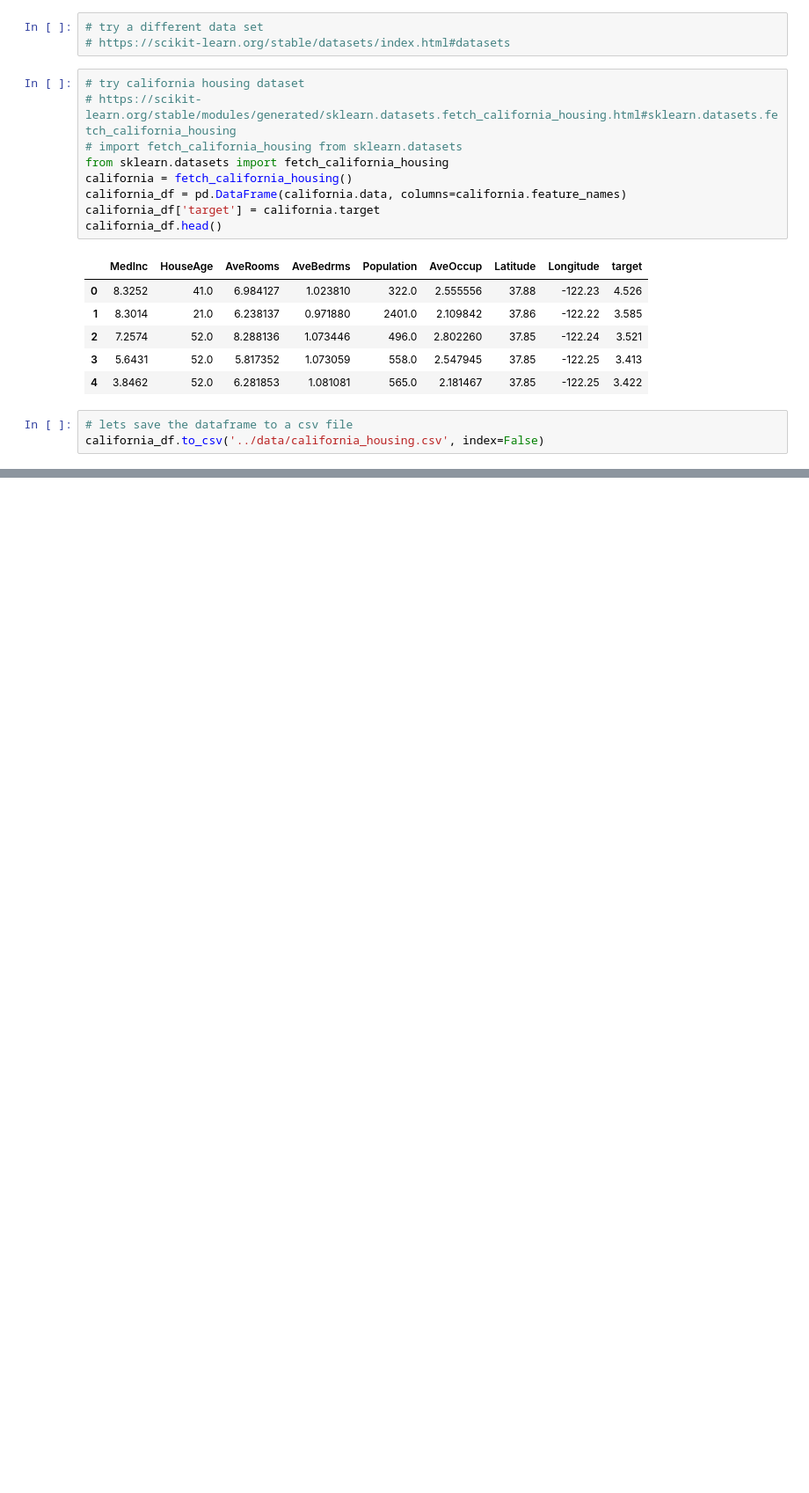
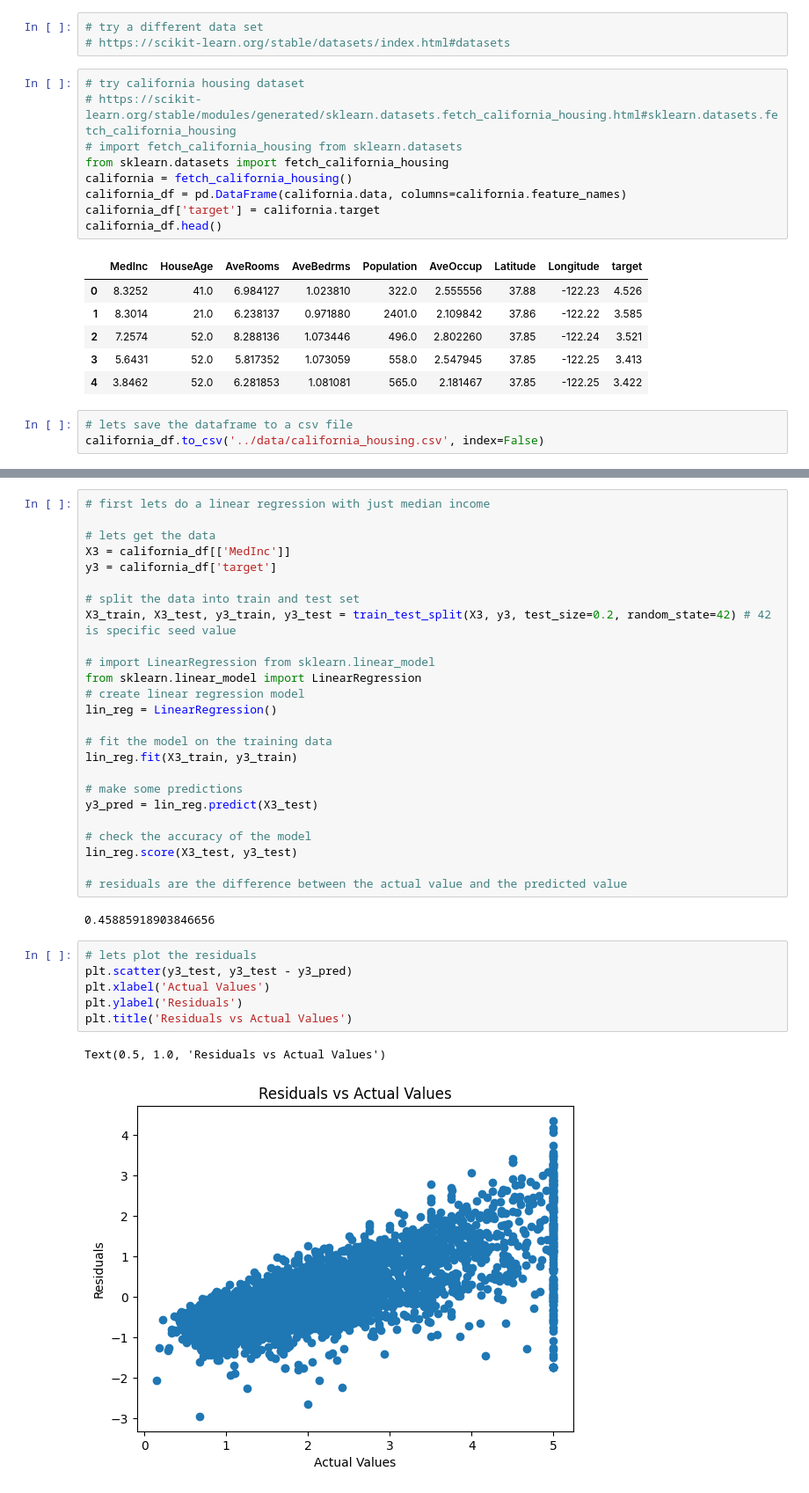
Before and after one commit to ValRCS/Python_SheGoesTech_22, a Jupyter notebook: Days_28_30_Machine_Learning/regression_diabetes.ipynb, the cells around one changed output, grey strips where cells are left out. Shown at 88% size. Saved outputs shown, nothing was run; the diff lists cells and outputs as text; blank space fills up the shorter version.

```diff
--- a/Days_28_30_Machine_Learning/regression_diabetes.ipynb
+++ b/Days_28_30_Machine_Learning/regression_diabetes.ipynb
@@ -480,0 +632,36 @@ california_df.to_csv('../data/california_housing.csv', index=False)
+# %%
+# first lets do a linear regression with just median income
+
+# lets get the data
+X3 = california_df[['MedInc']]
+y3 = california_df['target']
+
+# split the data into train and test set
+X3_train, X3_test, y3_train, y3_test = train_test_split(X3, y3, test_size=0.2, random_state=42) # 42 is specific seed value
+
+# import LinearRegression from sklearn.linear_model
+from sklearn.linear_model import LinearRegression
+# create linear regression model
+lin_reg = LinearRegression()
+
+# fit the model on the training data
+lin_reg.fit(X3_train, y3_train)
+
+# make some predictions
+y3_pred = lin_reg.predict(X3_test)
+
+# check the accuracy of the model
+lin_reg.score(X3_test, y3_test)
+
+# residuals are the difference between the actual value and the predicted value
+# %% [output]
+0.45885918903846656
+# %%
+# lets plot the residuals
+plt.scatter(y3_test, y3_test - y3_pred)
+plt.xlabel('Actual Values')
+plt.ylabel('Residuals')
+plt.title('Residuals vs Actual Values')
+# %% [output]
+Text(0.5, 1.0, 'Residuals vs Actual Values')
+[figure, added]
```
Also changed, not shown: parts of 30 cells of this notebook, 1 other file.
